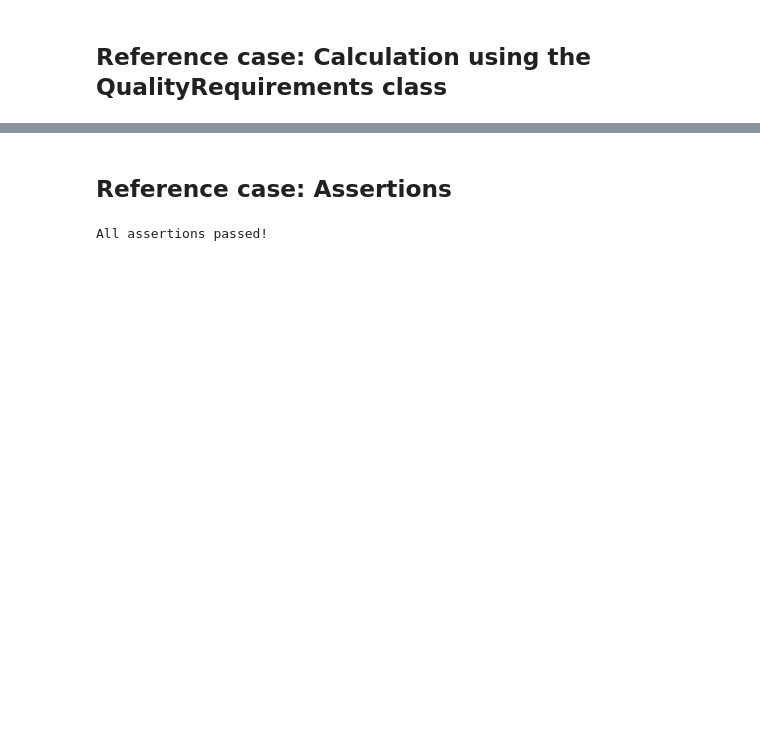
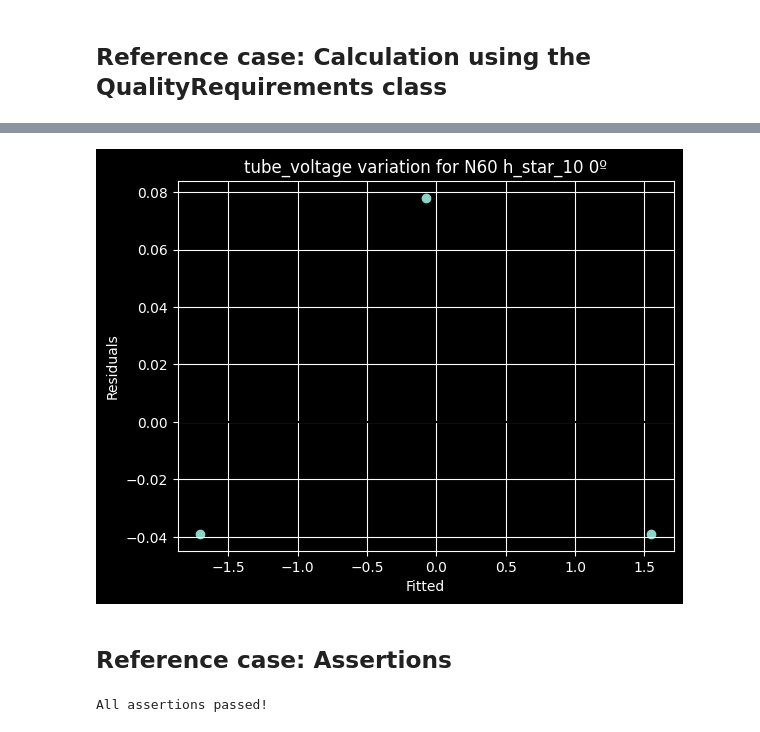
Before and after one commit to lmri-met/metpyx, a Jupyter notebook: dev/notebooks/verification_sim_requirements.ipynb, the cells around one changed output, grey strips where cells are left out. Saved outputs shown, nothing was run; the diff lists cells and outputs as text; code cells hidden in the pictures; blank space fills up the shorter version.

```diff
--- a/dev/notebooks/verification_sim_requirements.ipynb
+++ b/dev/notebooks/verification_sim_requirements.ipynb
@@ -297,3 +257,9 @@ qr = QualityRequirements("N60", 'tube_voltage', 'h_star_10', 0, deviations=[-5,
+# %%
+fig, ax = plt.subplots()
+ax = qr.plot_residuals()
+plt.show()
+# %% [output]
+[figure, added]
 # %% [markdown]
 ## Reference case: Assertions
 # %%
```
Also changed, not shown: parts of 14 cells of this notebook, 2 other files.
